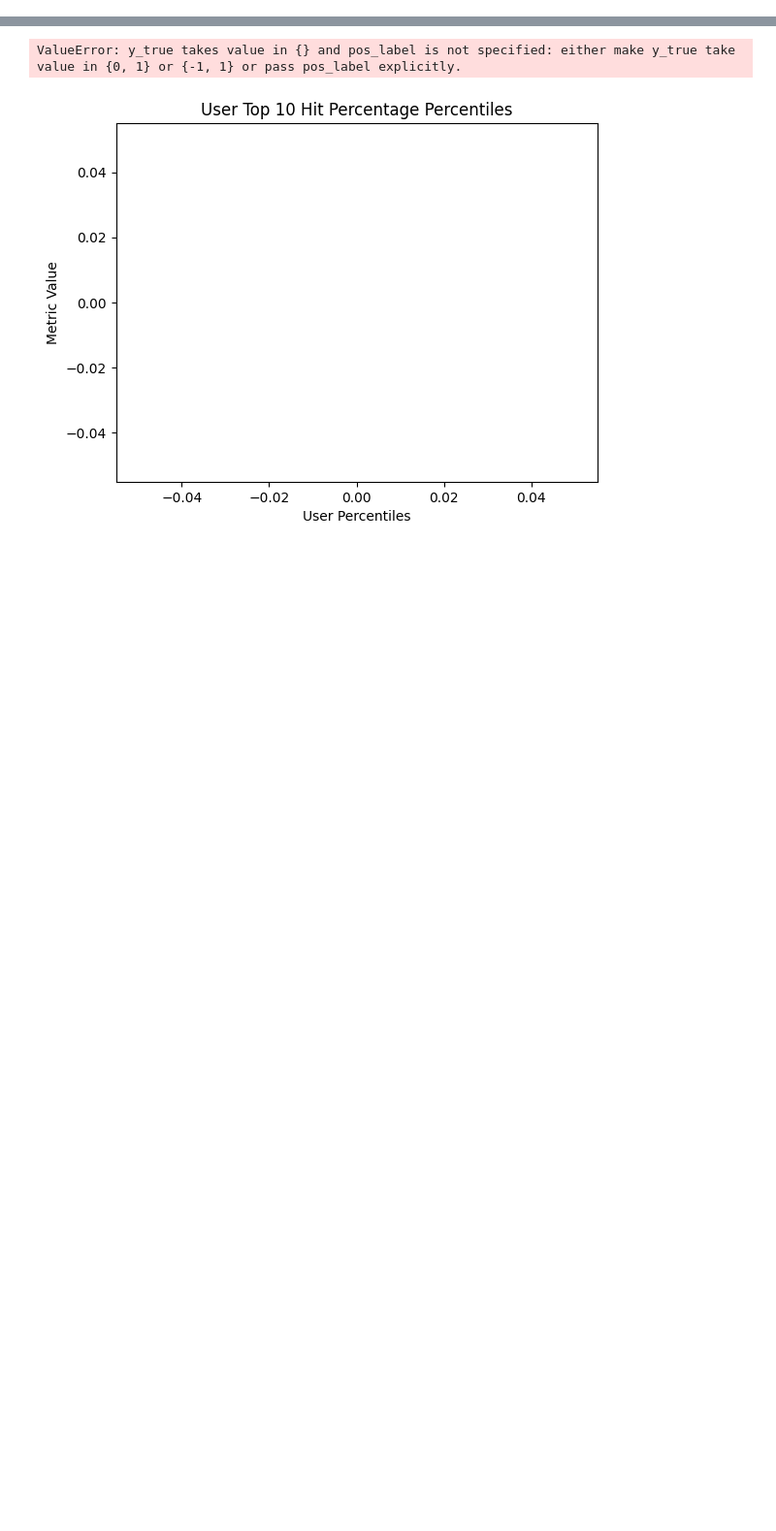
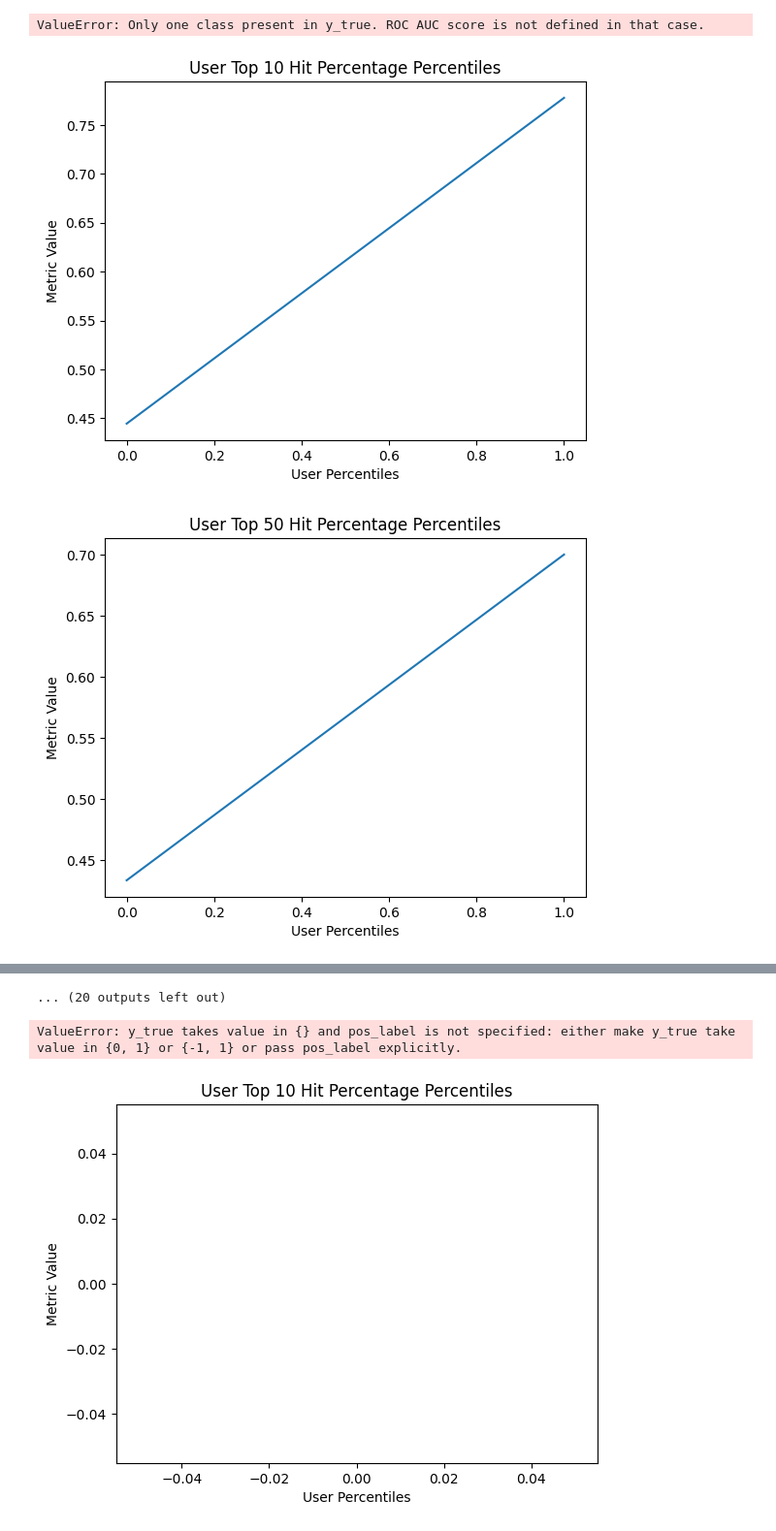
Before and after one commit to GitHubNoskcaj211/ml-projects-project, a Jupyter notebook: evaluation/test_online_evaluation.ipynb, the cells around one changed output, grey strips where cells are left out. Shown at 97% size. Cells and saved outputs as stored; diff of their text form; code cells hidden in the pictures; blank space fills up the shorter version.

Commit message:
Refactor online eval graphs

```diff
--- a/evaluation/test_online_evaluation.ipynb
+++ b/evaluation/test_online_evaluation.ipynb
@@ -37,0 +27,6 @@ Not enough samples to get percentile figure.
+# %%
+groups = evaluator.all_results.groupby(by=["rec_model_name", "rec_model_save_path"])
+for (model_name, model_save_path), data in groups:
+    print(model_name, model_save_path)
+    run_eval(model_name, model_save_path)
+# %% [output]
@@ -37,0 +50,3 @@ Not enough samples to get percentile figure.
+ValueError: Only one class present in y_true. ROC AUC score is not defined in that case.
+[figure, added]
+[figure, added]
@@ -38,3 +61,4 @@ Not enough samples to get percentile figure.
+... (20 outputs left out)
 # %%
 run_eval("game_popularity", "evaluation_test_popularity_model")
 # %% [output]
```
Also changed, not shown: parts of 3 cells of this notebook, 1 other file.
